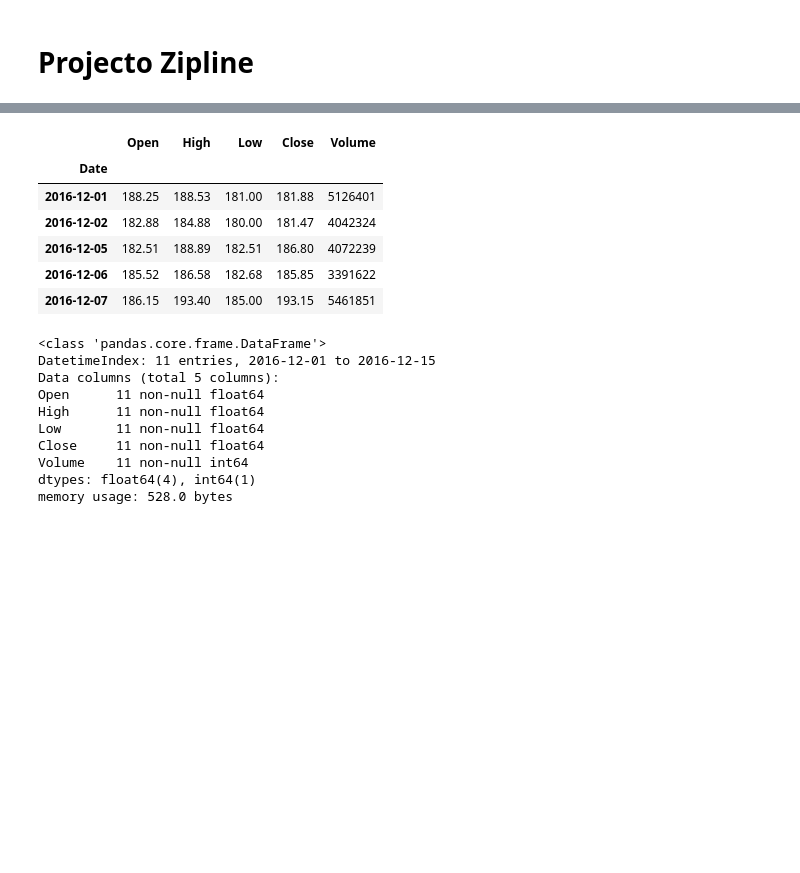
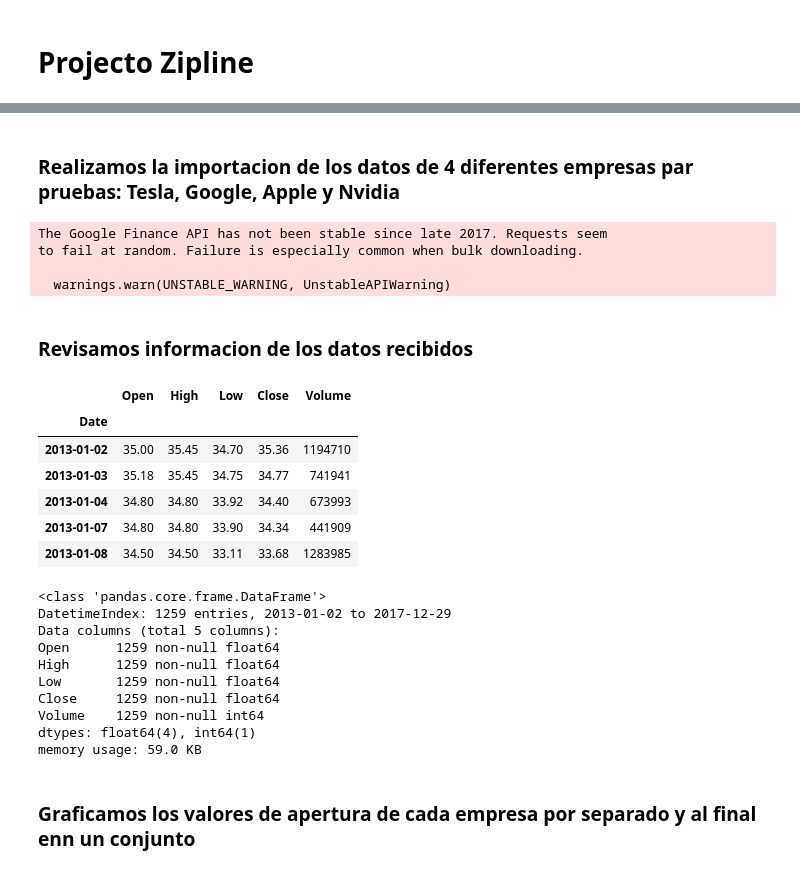
Before and after one commit to JorgeOsorio97/ZiplineProject, a Jupyter notebook: ZiplineTest1.ipynb, the cells around one changed output, grey strips where cells are left out. Saved outputs shown, nothing was run; the diff lists cells and outputs as text; code cells hidden in the pictures; blank space fills up the shorter version.

```diff
--- a/ZiplineTest1.ipynb
+++ b/ZiplineTest1.ipynb
@@ -12,3 +15,5 @@ from zipline.api import order_target, record, symbol
+# %% [markdown]
+### Realizamos la importacion de los datos de 4 diferentes empresas par pruebas: Tesla, Google, Apple y Nvidia
 # %%
-start = dt.datetime(2016,12,1)
-end = dt.datetime(2016,12,15)
+start = dt.datetime(2013,1,1)
+end = dt.datetime(2017,12,31)
@@ -17,23 +20,36 @@ df = web.DataReader('TSLA','google',start,end)
+# %%
+tsla = web.DataReader('TSLA','google',start,end)
+goog = web.DataReader('GOOG','google',start,end)
+appl = web.DataReader('AAPL','google',start,end)
+nvda = web.DataReader('NVDA','google',start,end)
+#plt.get_backend()
+# %% [output]
+The Google Finance API has not been stable since late 2017. Requests seem
+to fail at random. Failure is especially common when bulk downloading.
+
+  warnings.warn(UNSTABLE_WARNING, UnstableAPIWarning)
+# %% [markdown]
+### Revisamos informacion de los datos recibidos
 # %%
-df.head()
+tsla.head()
 # %% [output]
 |  | Open | High | Low | Close | Volume |
 | Date |  |  |  |  |  |
-| 2016-12-01 | 188.25 | 188.53 | 181.00 | 181.88 | 5126401 |
-| 2016-12-02 | 182.88 | 184.88 | 180.00 | 181.47 | 4042324 |
-| 2016-12-05 | 182.51 | 188.89 | 182.51 | 186.80 | 4072239 |
-| 2016-12-06 | 185.52 | 186.58 | 182.68 | 185.85 | 3391622 |
-| 2016-12-07 | 186.15 | 193.40 | 185.00 | 193.15 | 5461851 |
+| 2013-01-02 | 35.00 | 35.45 | 34.70 | 35.36 | 1194710 |
+| 2013-01-03 | 35.18 | 35.45 | 34.75 | 34.77 | 741941 |
+| 2013-01-04 | 34.80 | 34.80 | 33.92 | 34.40 | 673993 |
+| 2013-01-07 | 34.80 | 34.80 | 33.90 | 34.34 | 441909 |
+| 2013-01-08 | 34.50 | 34.50 | 33.11 | 33.68 | 1283985 |
 # %%
-df.info()
+tsla.info()
 # %% [output]
 <class 'pandas.core.frame.DataFrame'>
-DatetimeIndex: 11 entries, 2016-12-01 to 2016-12-15
+DatetimeIndex: 1259 entries, 2013-01-02 to 2017-12-29
 Data columns (total 5 columns):
-Open      11 non-null float64
-High      11 non-null float64
-Low       11 non-null float64
-Close     11 non-null float64
-Volume    11 non-null int64
+Open      1259 non-null float64
+High      1259 non-null float64
+Low       1259 non-null float64
+Close     1259 non-null float64
+Volume    1259 non-null int64
 dtypes: float64(4), int64(1)
-memory usage: 528.0 bytes
+memory usage: 59.0 KB
@@ -43,0 +56,2 @@ plt.show()
+# %% [markdown]
+### Graficamos los valores de apertura de cada empresa por separado y al final enn un conjunto
```
Also changed, not shown: parts of 10 cells of this notebook, 1 other file.
